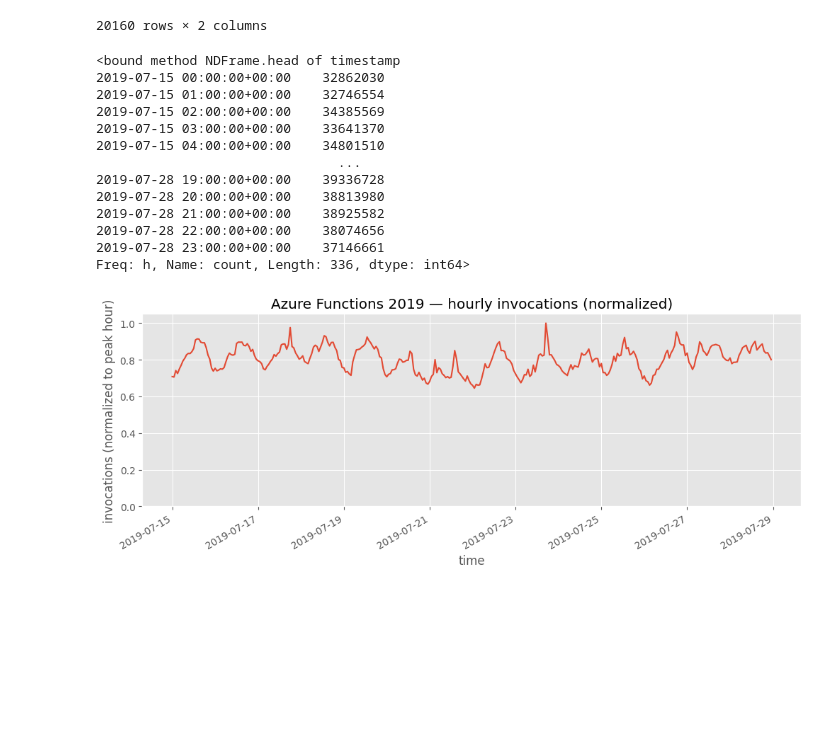
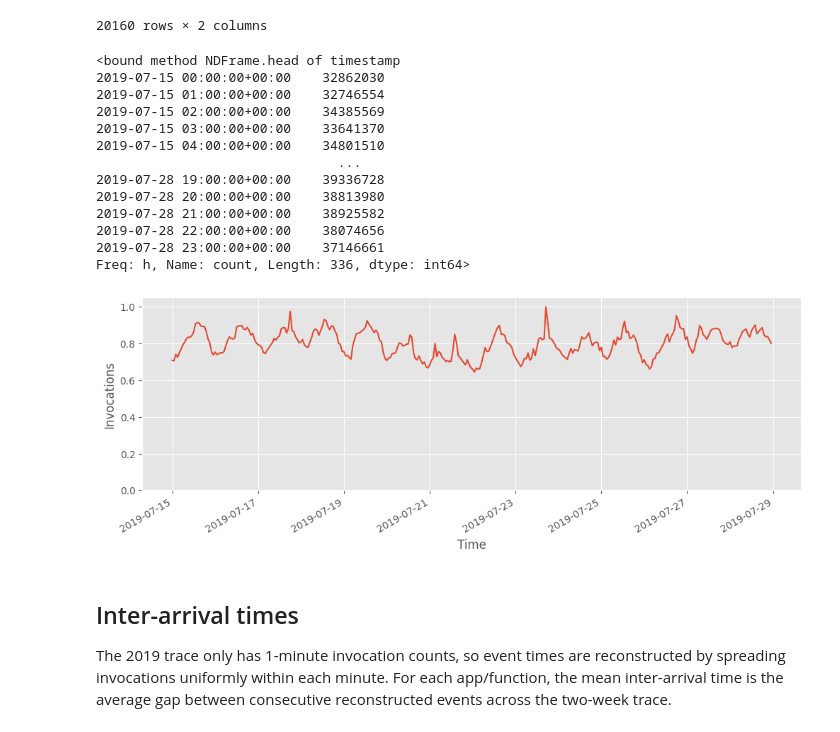
Before and after one commit to Joveful/thesis, a Jupyter notebook: az19.ipynb, the cells around one changed output. Saved outputs shown, nothing was run; the diff lists cells and outputs as text; code cells hidden in the pictures; blank space fills up the shorter version.

```diff
--- a/az19.ipynb
+++ b/az19.ipynb
@@ -56,31 +60,31 @@ df
 # %%
 hourly = df.set_index("timestamp")["count"].resample("h").sum()
 print(hourly.head)
 hourly_norm = hourly / hourly.max()
 
 fig, ax = plt.subplots(figsize=(12, 4))
 ax.plot(hourly_norm.index, hourly_norm.values)
-ax.set_xlabel("time")
-ax.set_ylabel("invocations (normalized to peak hour)")
+ax.set_xlabel("Time")
+ax.set_ylabel("Invocations")
 ax.set_ylim(0, 1.05)
-ax.set_title("Azure Functions 2019 — hourly invocations (normalized)")
+#ax.set_title("Azure Functions 2019 — hourly invocations (normalized)")
 fig.autofmt_xdate()
 plt.show()
 # %% [output]
 <bound method NDFrame.head of timestamp
 2019-07-15 00:00:00+00:00    32862030
 2019-07-15 01:00:00+00:00    32746554
 2019-07-15 02:00:00+00:00    34385569
 2019-07-15 03:00:00+00:00    33641370
 2019-07-15 04:00:00+00:00    34801510
                                ...
 2019-07-28 19:00:00+00:00    39336728
 2019-07-28 20:00:00+00:00    38813980
 2019-07-28 21:00:00+00:00    38925582
 2019-07-28 22:00:00+00:00    38074656
 2019-07-28 23:00:00+00:00    37146661
 Freq: h, Name: count, Length: 336, dtype: int64>
-[figure, old version]
+[figure, new version]
 # %%
 def load_function_invocations(
     app: str,
@@ -116,3 +120,7 @@ def load_function_invocations(
         .sort_values("timestamp")
         .reset_index(drop=True)
     )
+# %% [markdown]
+## Inter-arrival times
+
+The 2019 trace only has 1-minute invocation counts, so event times are reconstructed by spreading invocations uniformly within each minute. For each app/function, the mean inter-arrival time is the average gap between consecutive reconstructed events across the two-week trace.
```
Also changed, not shown: parts of 6 cells of this notebook.
